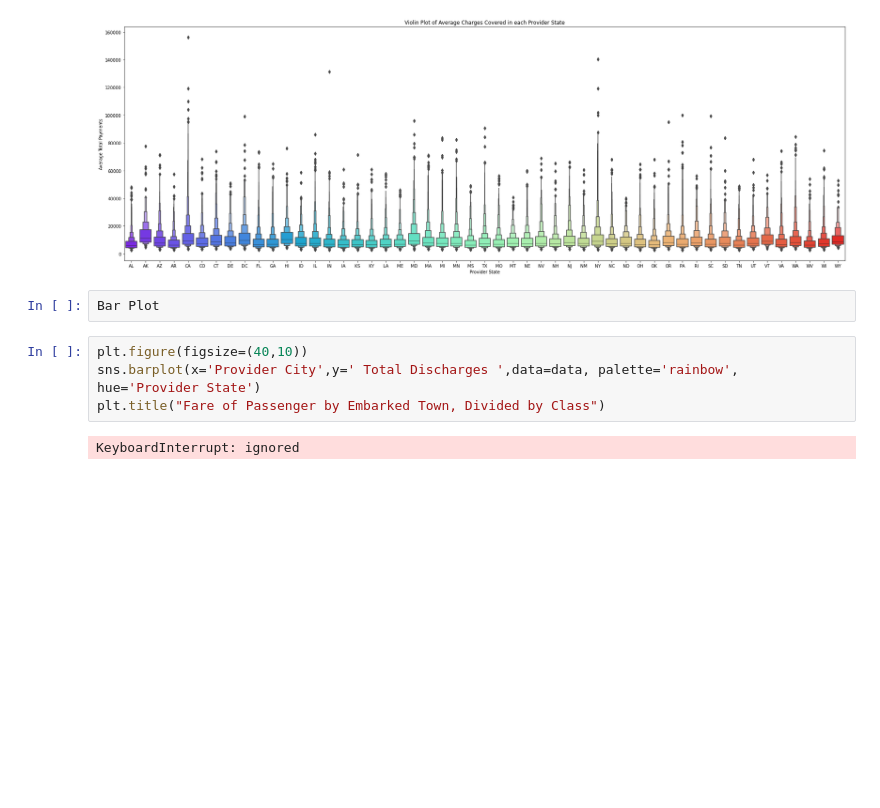
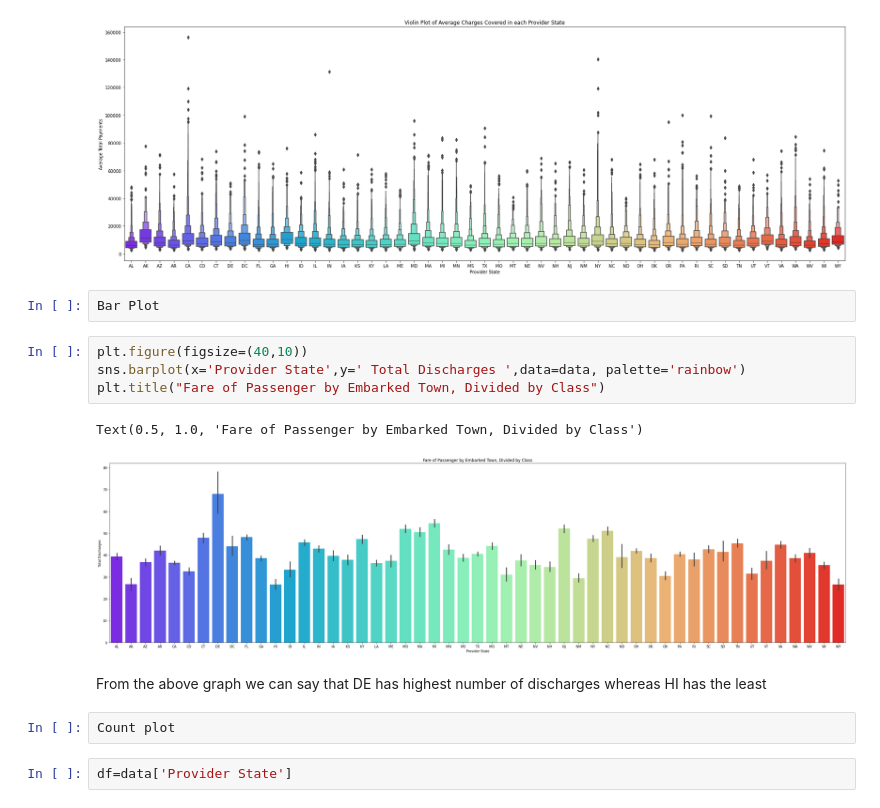
Before and after one commit to jahnavireddyn/Hospital-Charges-Dataset, a Jupyter notebook: Copy_of_Hospital_charges_eda.ipynb, the cells around one changed output. Drawn from its saved outputs; the diff is of its cells as text; blank space fills up the shorter version.

```diff
--- a/Copy_of_Hospital_charges_eda.ipynb
+++ b/Copy_of_Hospital_charges_eda.ipynb
@@ -452,7 +520,14 @@ Text(0.5, 1.0, 'Violin Plot of Average Charges Covered in each Provider State')
 Bar Plot
 # %%
 plt.figure(figsize=(40,10))
-sns.barplot(x='Provider City',y=' Total Discharges ',data=data, palette='rainbow', hue='Provider State')
+sns.barplot(x='Provider State',y=' Total Discharges ',data=data, palette='rainbow')
 plt.title("Fare of Passenger by Embarked Town, Divided by Class")
 # %% [output]
-KeyboardInterrupt: ignored
+Text(0.5, 1.0, 'Fare of Passenger by Embarked Town, Divided by Class')
+[figure, added]
+# %% [markdown]
+From the above graph we can say that DE has highest number of discharges whereas HI has the least
+# %%
+Count plot
+# %%
+df=data['Provider State']
```
Also changed, not shown: parts of 26 cells of this notebook.
